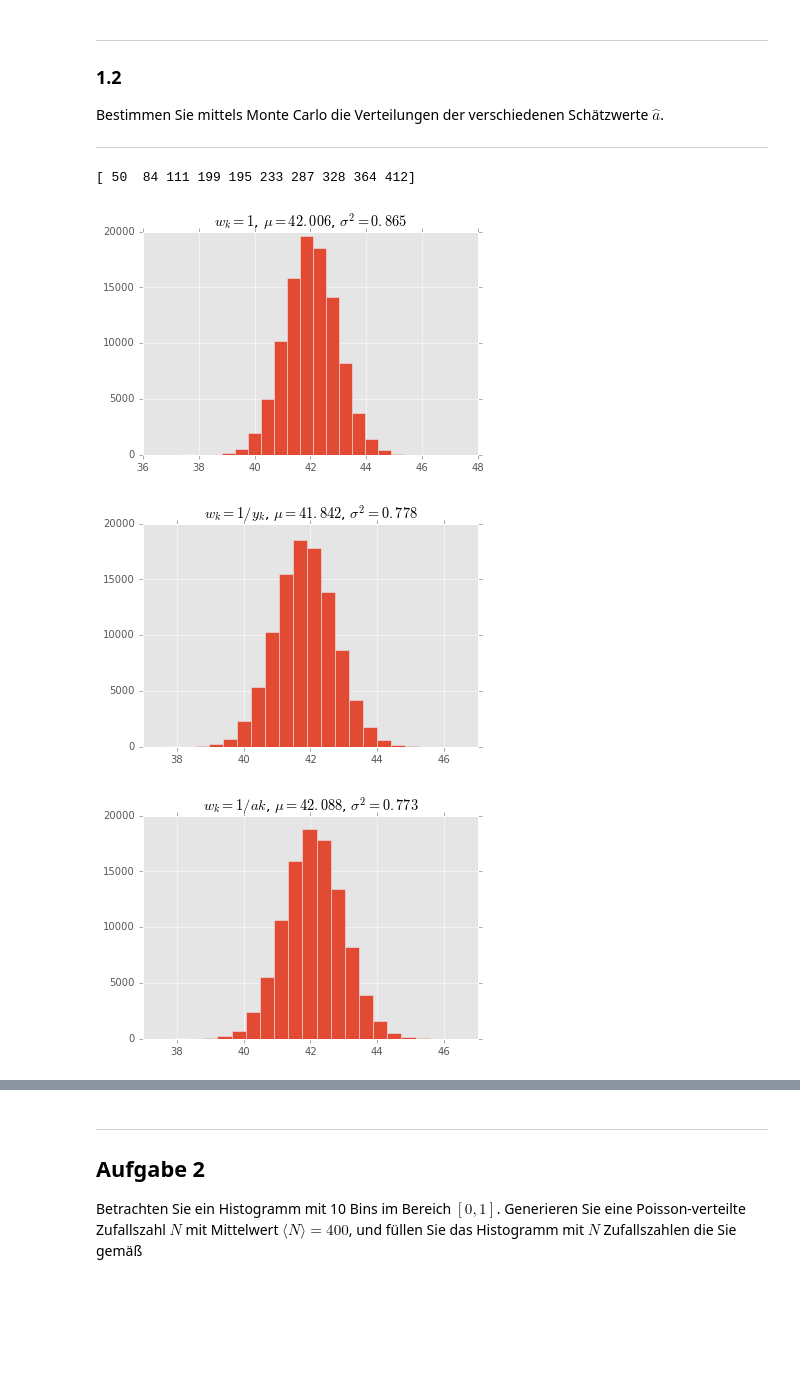
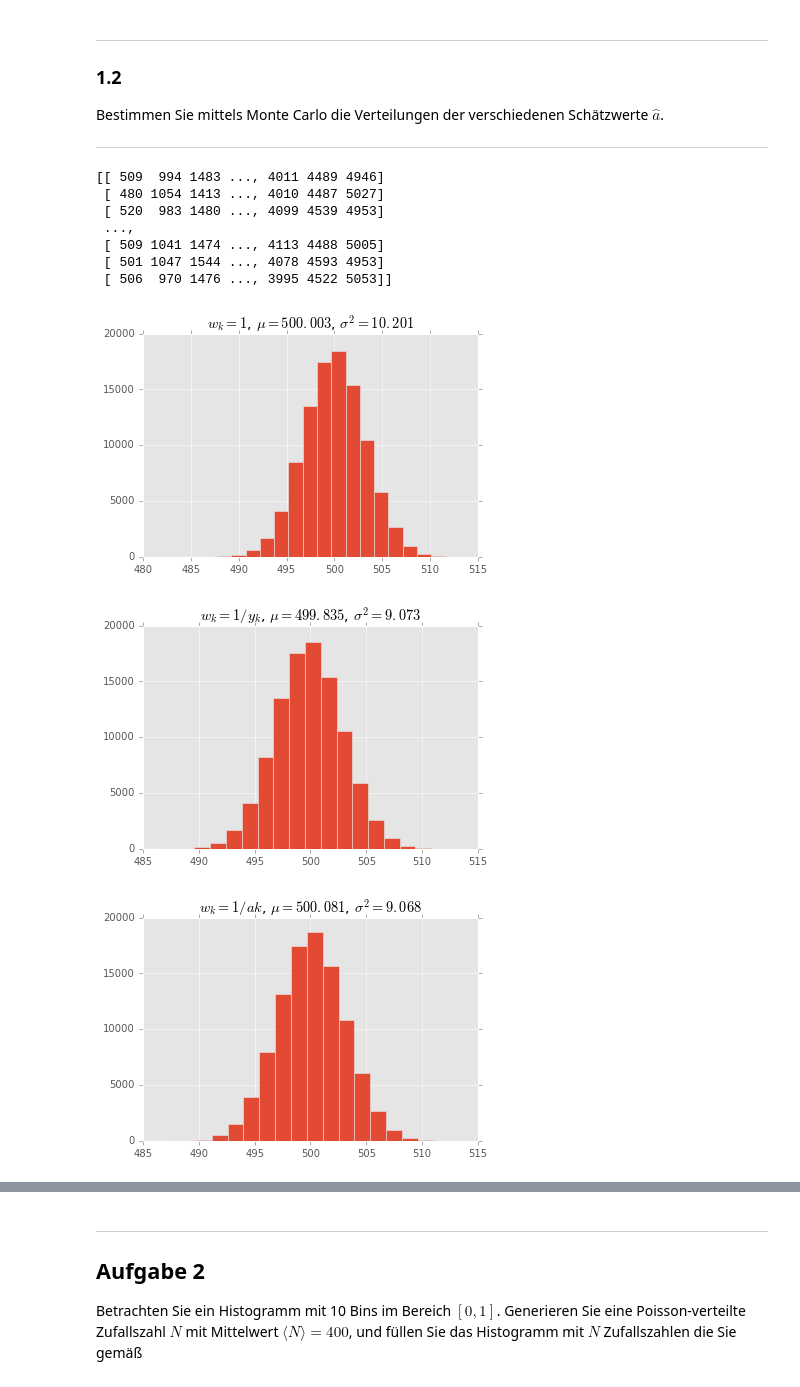
Before and after one commit to niklasnolte/smd2-2017, a Jupyter notebook: solutions/smd2_solutions_2.ipynb, the cells around one changed output, grey strips where cells are left out. Drawn from its saved outputs; the diff is of its cells as text; code cells hidden in the pictures; blank space fills up the shorter version.

```diff
--- a/solutions/smd2_solutions_2.ipynb
+++ b/solutions/smd2_solutions_2.ipynb
@@ -75,31 +75,38 @@ Bestimmen Sie mittels Monte Carlo die Verteilungen der verschiedenen Schätzwer
 # %%
 def generate_sample(a, n=10, size=100000):
     ks = np.arange(1, n + 1)
     yss = np.random.poisson(a * ks, size=(size, n)) #ziehe 100k mal 10 poissonzahlen
     return ks, yss
 
 
-a = 42
+a = 500
 ks, yss = generate_sample(a)
-print(yss[1])
+print(yss)
+
 estimators = [
     #lambda: anonyme funktionen, Beispiel: a = lambda x : 2x; a(2) gibt dann 4 zurück
     ('1', lambda xs, ys: np.sum(ys * xs) / np.sum(xs ** 2)),
     ('1/y_k', lambda xs, ys: np.sum(xs) / np.sum(xs ** 2 / (ys))), #für kleine a geht das auch schonmal schief(durch ys=0)
     ('1/ak', lambda xs, ys: np.sqrt(np.sum(ys ** 2 / xs) / np.sum(xs))),
     ('1/k', lambda xs, ys: np.sum(ys) / np.sum(xs)),
     ('1/a_{n-1}k', lambda xs, ys: np.sum(ys) / np.sum(xs))
 ]
 
 for w, wf in estimators:
     as_ = np.array([wf(ks, ys) for ys in yss])
     mean = np.mean(as_)
     var = np.var(as_)
     plt.hist(as_, bins=20)
     plt.title('$w_k = {}$, $\mu = {:.3f}$, $\sigma^2 = {:.3f}$'.format(w, mean, var))
     plt.show()
 # %% [output]
-[ 50  84 111 199 195 233 287 328 364 412]
+[[ 509  994 1483 ..., 4011 4489 4946]
+ [ 480 1054 1413 ..., 4010 4487 5027]
+ [ 520  983 1480 ..., 4099 4539 4953]
+ ...,
+ [ 509 1041 1474 ..., 4113 4488 5005]
+ [ 501 1047 1544 ..., 4078 4593 4953]
+ [ 506  970 1476 ..., 3995 4522 5053]]
-[figure, old version]
+[figure, new version]
-[figure, old version]
+[figure, new version]
-[figure, old version]
+[figure, new version]
```
Also changed, not shown: parts of 3 cells of this notebook, 1 other file.
